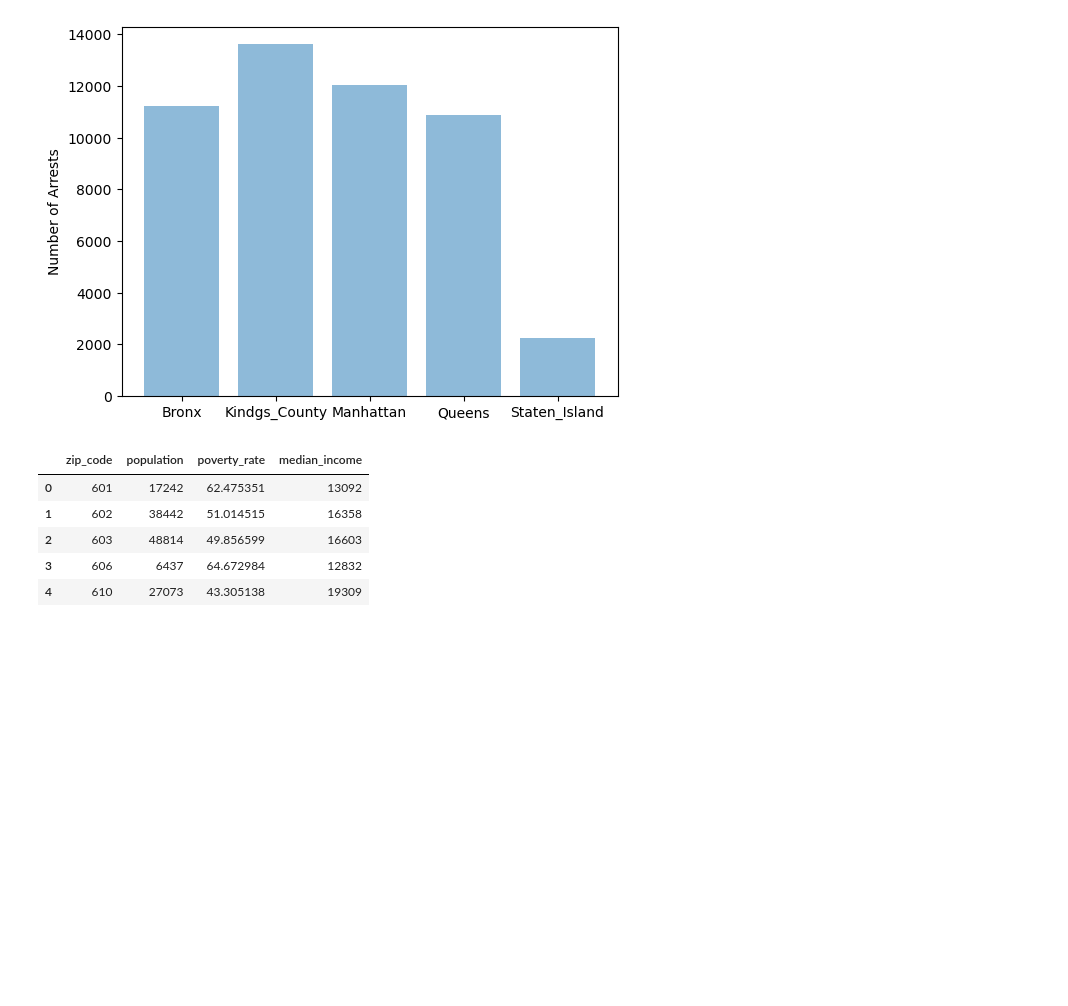
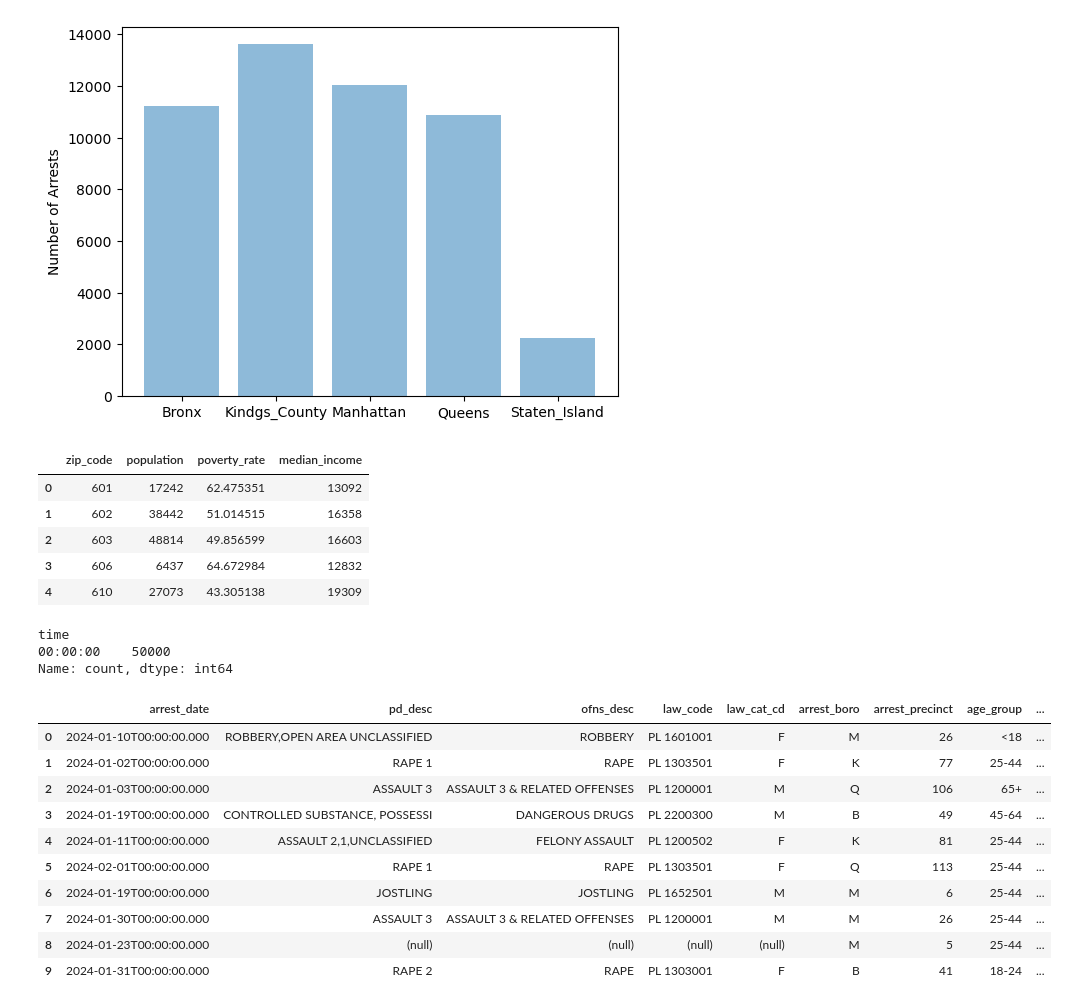
Before and after one commit to amos6224/group5-project1, a Jupyter notebook: group5-project1.ipynb, the cells around one changed output. Drawn from its saved outputs; the diff is of its cells as text; code cells hidden in the pictures; blank space fills up the shorter version.

Commit message:
time

```diff
--- a/group5-project1.ipynb
+++ b/group5-project1.ipynb
@@ -186,3 +186,26 @@ c.head()
 | 2 | 603 | 48814 | 49.856599 | 16603 |
 | 3 | 606 | 6437 | 64.672984 | 12832 |
 | 4 | 610 | 27073 | 43.305138 | 19309 |
+# %%
+#original_df["arrest_date"] = pd.to_datetime(original_df["arrest_date"])
+original_df["time"]=pd.to_datetime(original_df["arrest_date"]).dt.time
+# %%
+original_df["time"].value_counts()
+# %% [output]
+time
+00:00:00    50000
+Name: count, dtype: int64
+# %%
+original_df.head(10)
+# %% [output]
+|  | arrest_date | pd_desc | ofns_desc | law_code | law_cat_cd | arrest_boro | arrest_precinct | age_group | ... |
+| 0 | 2024-01-10T00:00:00.000 | ROBBERY,OPEN AREA UNCLASSIFIED | ROBBERY | PL 1601001 | F | M | 26 | <18 | ... |
+| 1 | 2024-01-02T00:00:00.000 | RAPE 1 | RAPE | PL 1303501 | F | K | 77 | 25-44 | ... |
+| 2 | 2024-01-03T00:00:00.000 | ASSAULT 3 | ASSAULT 3 & RELATED OFFENSES | PL 1200001 | M | Q | 106 | 65+ | ... |
+| 3 | 2024-01-19T00:00:00.000 | CONTROLLED SUBSTANCE, POSSESSI | DANGEROUS DRUGS | PL 2200300 | M | B | 49 | 45-64 | ... |
+| 4 | 2024-01-11T00:00:00.000 | ASSAULT 2,1,UNCLASSIFIED | FELONY ASSAULT | PL 1200502 | F | K | 81 | 25-44 | ... |
+| 5 | 2024-02-01T00:00:00.000 | RAPE 1 | RAPE | PL 1303501 | F | Q | 113 | 25-44 | ... |
+| 6 | 2024-01-19T00:00:00.000 | JOSTLING | JOSTLING | PL 1652501 | M | M | 6 | 25-44 | ... |
+| 7 | 2024-01-30T00:00:00.000 | ASSAULT 3 | ASSAULT 3 & RELATED OFFENSES | PL 1200001 | M | M | 26 | 25-44 | ... |
+| 8 | 2024-01-23T00:00:00.000 | (null) | (null) | (null) | (null) | M | 5 | 25-44 | ... |
+| 9 | 2024-01-31T00:00:00.000 | RAPE 2 | RAPE | PL 1303001 | F | B | 41 | 18-24 | ... |
```
